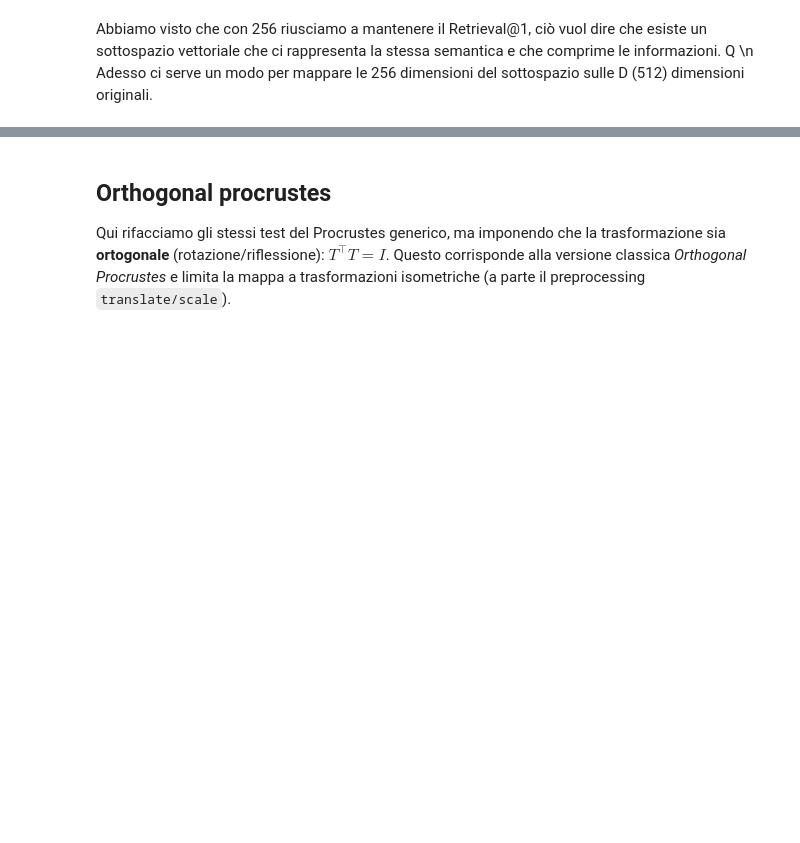
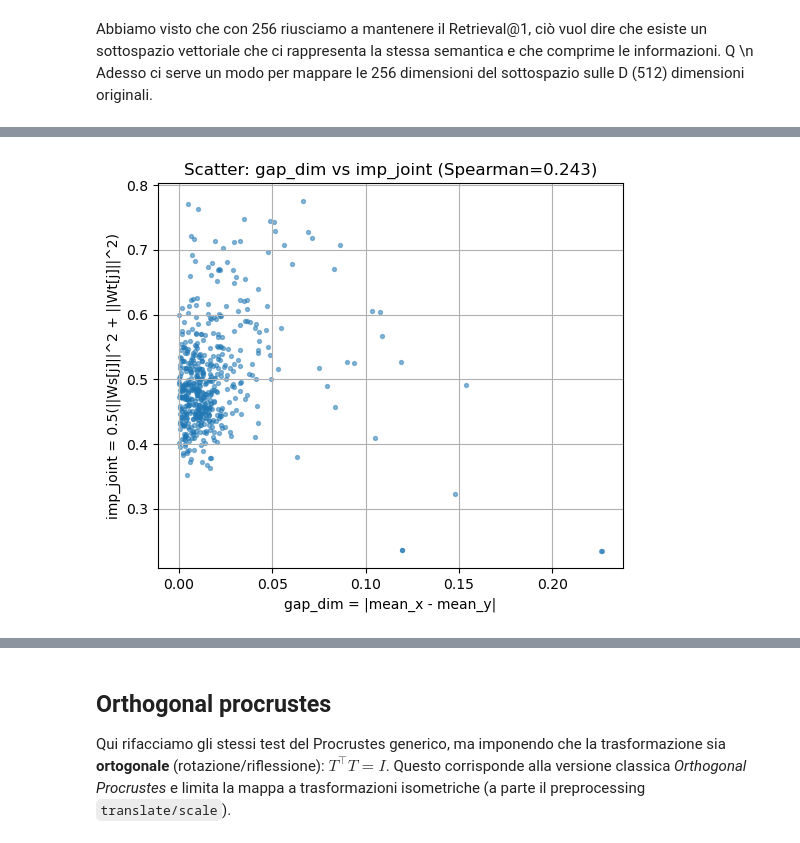
Before and after one commit to manu-kick/few_dims_drive_modalitygap, a Jupyter notebook: analysis/procrustes_clip.ipynb, the cells around one changed output, grey strips where cells are left out. Drawn from its saved outputs; the diff is of its cells as text; code cells hidden in the pictures; blank space fills up the shorter version.

```diff
--- a/analysis/procrustes_clip.ipynb
+++ b/analysis/procrustes_clip.ipynb
@@ -605,0 +784,18 @@ Gaps aligned : {'RMG': 0.7021187370438041, 'L2M': 0.08943210542201996, 'L2I': 0.
+# %%
+# Plot on a 2d scatter the gap_dim vs imp_joint
+def plot_gap_vs_importance_scatter(analysis):
+    gap_dim = analysis["gap_dim"]
+    imp_joint = analysis["imp_joint"]
+    rho_j = analysis["rho"]["gap_impJ"]
+
+    plt.figure(figsize=(6, 5))
+    plt.scatter(gap_dim, imp_joint, s=8, alpha=0.5)
+    plt.title(f"Scatter: gap_dim vs imp_joint (Spearman={rho_j:.3f})")
+    plt.xlabel("gap_dim = |mean_x - mean_y|")
+    plt.ylabel("imp_joint = 0.5(||Ws[j]||^2 + ||Wt[j]||^2)")
+    plt.grid(True)
+    plt.show()
+
+plot_gap_vs_importance_scatter(analysis)
+# %% [output]
+[figure, added]
```
Also changed, not shown: parts of 44 cells of this notebook, 1 other file.
